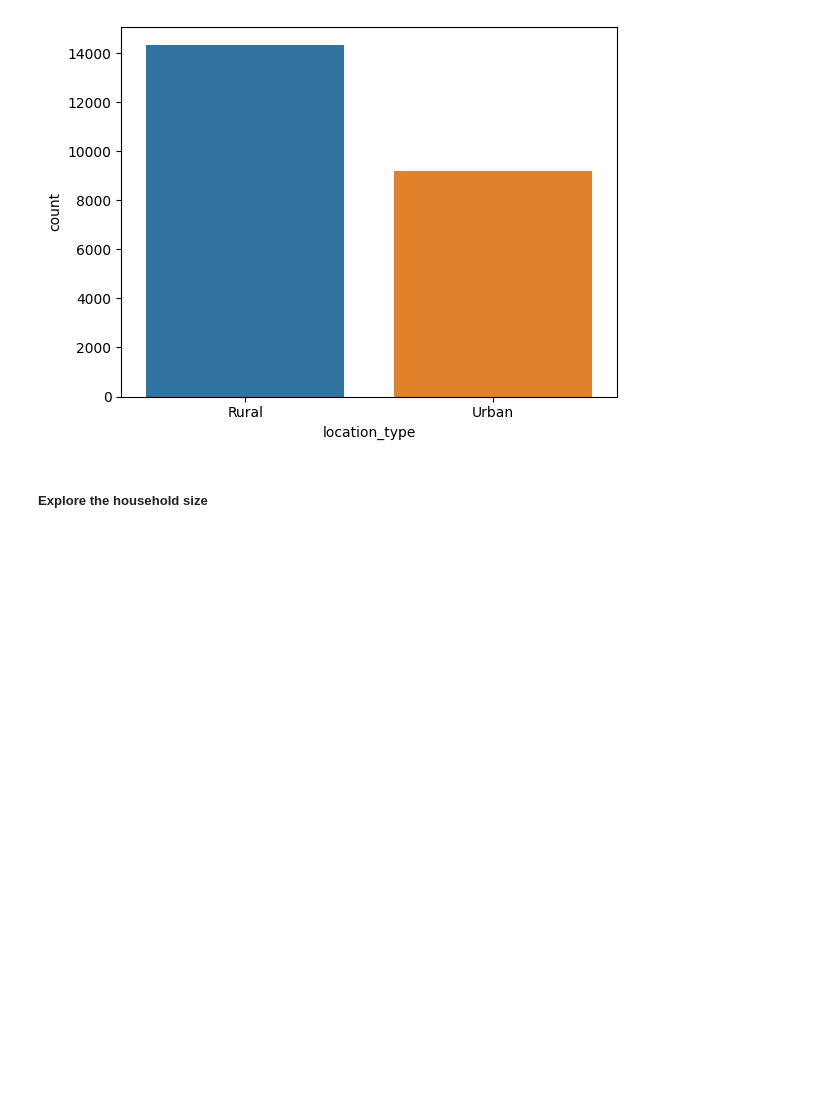
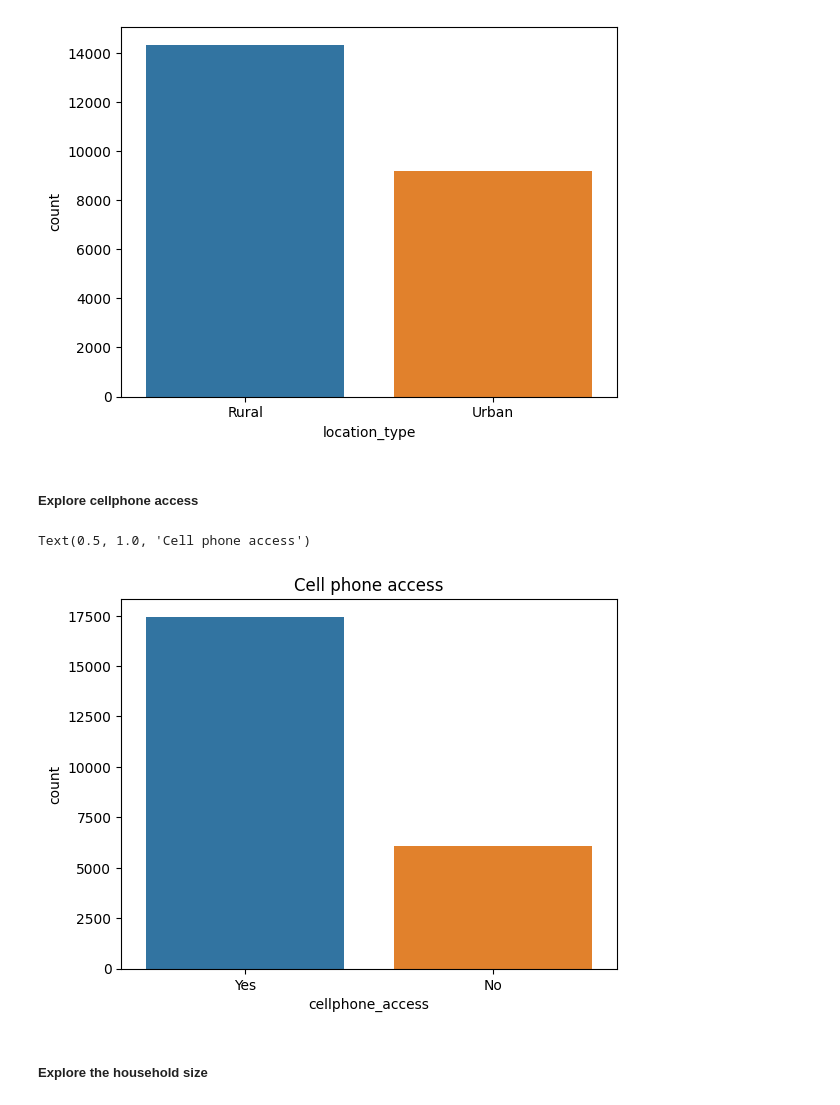
Before and after one commit to Njeri-Gitome/Financial_Inclusion_in_Africa, a Jupyter notebook: financial.ipynb, the cells around one changed output. Drawn from its saved outputs; the diff is of its cells as text; code cells hidden in the pictures; blank space fills up the shorter version.

```diff
--- a/financial.ipynb
+++ b/financial.ipynb
@@ -144,6 +150,15 @@ sns.countplot(train, x='location_type')
 # %% [output]
 <Axes: xlabel='location_type', ylabel='count'>
 [figure]
+# %% [markdown]
+##### Explore cellphone access
+# %%
+sns.countplot(train, x= 'cellphone_access')
+
+plt.title('Cell phone access')
+# %% [output]
+Text(0.5, 1.0, 'Cell phone access')
+[figure, added]
 # %% [markdown]
 ##### Explore the household size
 # %%
```
Also changed, not shown: parts of 5 cells of this notebook.
